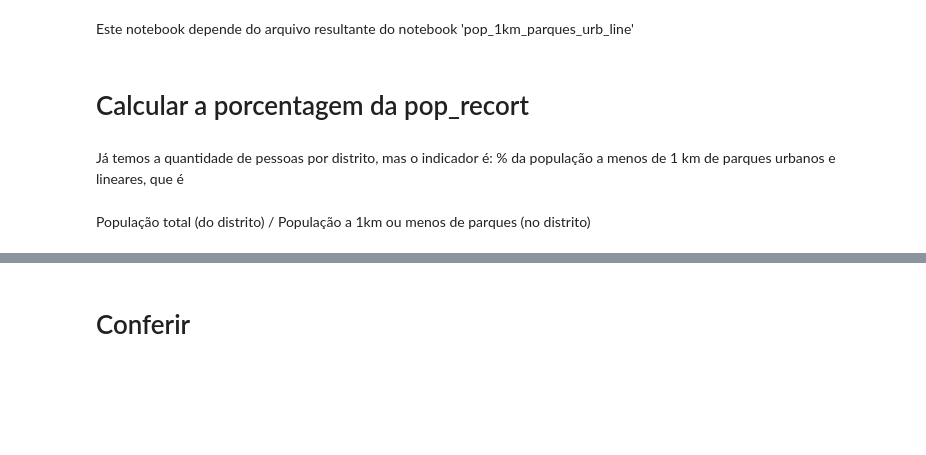
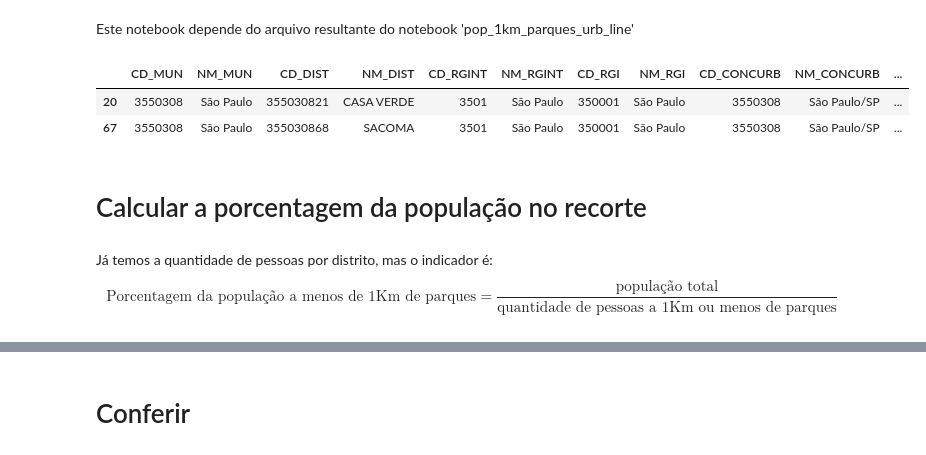
Before and after one commit to sepep-pmsp/coleta_cebrap, a Jupyter notebook: notebooks/jupyter/parques_lineares_urbanos/treat_data/[cebrap]pct_pop_1km_parques_urb_line.ipynb, the cells around one changed output, grey strips where cells are left out. Saved outputs shown, nothing was run; the diff lists cells and outputs as text; code cells hidden in the pictures; blank space fills up the shorter version.

Commit message:
Finalizar revisão dos parques urbanos e lineares

```diff
--- a/notebooks/jupyter/parques_lineares_urbanos/treat_data/[cebrap]pct_pop_1km_parques_urb_line.ipynb
+++ b/notebooks/jupyter/parques_lineares_urbanos/treat_data/[cebrap]pct_pop_1km_parques_urb_line.ipynb
@@ -39,12 +39,16 @@ gdf_distritos = gpd.read_parquet(
         'pop_1km_parques_urbanos_lineares.parquet'
     )
 )
+# %%
+gdf_distritos.sample(2)
+# %% [output]
+|  | CD_MUN | NM_MUN | CD_DIST | NM_DIST | CD_RGINT | NM_RGINT | CD_RGI | NM_RGI | CD_CONCURB | NM_CONCURB | ... |
+| 20 | 3550308 | São Paulo | 355030821 | CASA VERDE | 3501 | São Paulo | 350001 | São Paulo | 3550308 | São Paulo/SP | ... |
+| 67 | 3550308 | São Paulo | 355030868 | SACOMA | 3501 | São Paulo | 350001 | São Paulo | 3550308 | São Paulo/SP | ... |
 # %% [markdown]
-# Calcular a porcentagem da pop_recort
+# Calcular a porcentagem da população no recorte
 # %% [markdown]
-Já temos a quantidade de pessoas por distrito, mas o indicador é: % da população a menos de 1 km de parques urbanos e lineares, que é
+Já temos a quantidade de pessoas por distrito, mas o indicador é: $$ \text{Porcentagem da população a menos de 1Km de parques} = \frac{\text{população total}}{\text{quantidade de pessoas a 1Km ou menos de parques}}$$
-# %% [markdown]
-População total (do distrito) / População a 1km ou menos de parques (no distrito)
 # %%
 gdf_distritos['pct_pop_recort']= (
     gdf_distritos['pop_dist_recort']/gdf_distritos['total_pop']
```
Also changed, not shown: parts of 6 cells of this notebook, 4 other files.
